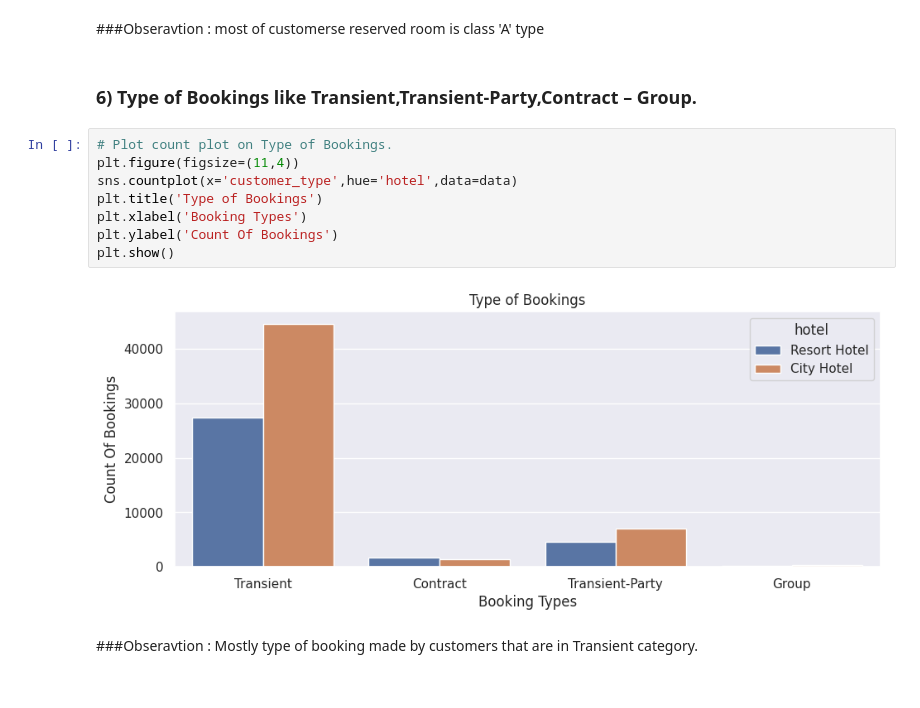
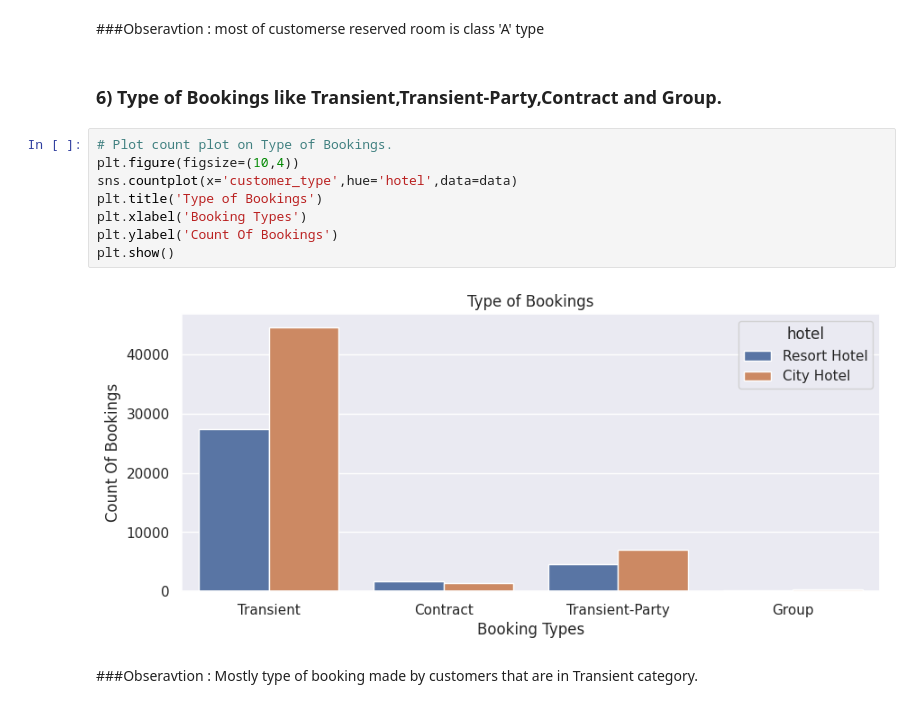
Before and after one commit to ErSangram/Capstone_01_Hotel_Booking_Analysis_EDA., a Jupyter notebook: Hotel_Booking_Analysis_Sangram_Naik_Capstone_EDA.ipynb, the cells around one changed output. Drawn from its saved outputs; the diff is of its cells as text.

```diff
--- a/Hotel_Booking_Analysis_Sangram_Naik_Capstone_EDA.ipynb
+++ b/Hotel_Booking_Analysis_Sangram_Naik_Capstone_EDA.ipynb
@@ -415,17 +410,17 @@ plt.show()
 ###Obseravtion :
 most of customerse reserved room is class 'A' type
 # %% [markdown]
-### 6) Type of Bookings like Transient,Transient-Party,Contract – Group.
+### 6) Type of Bookings like Transient,Transient-Party,Contract and Group.
 # %%
 # Plot count plot on Type of Bookings.
-plt.figure(figsize=(11,4))
+plt.figure(figsize=(10,4))
 sns.countplot(x='customer_type',hue='hotel',data=data)
 plt.title('Type of Bookings')
 plt.xlabel('Booking Types')
 plt.ylabel('Count Of Bookings')
 plt.show()
 # %% [output]
-[figure, old version]
+[figure, new version]
 # %% [markdown]
 ###Obseravtion :
 Mostly type of booking made by customers that are in Transient category.
```
Also changed, not shown: parts of 15 cells of this notebook.
